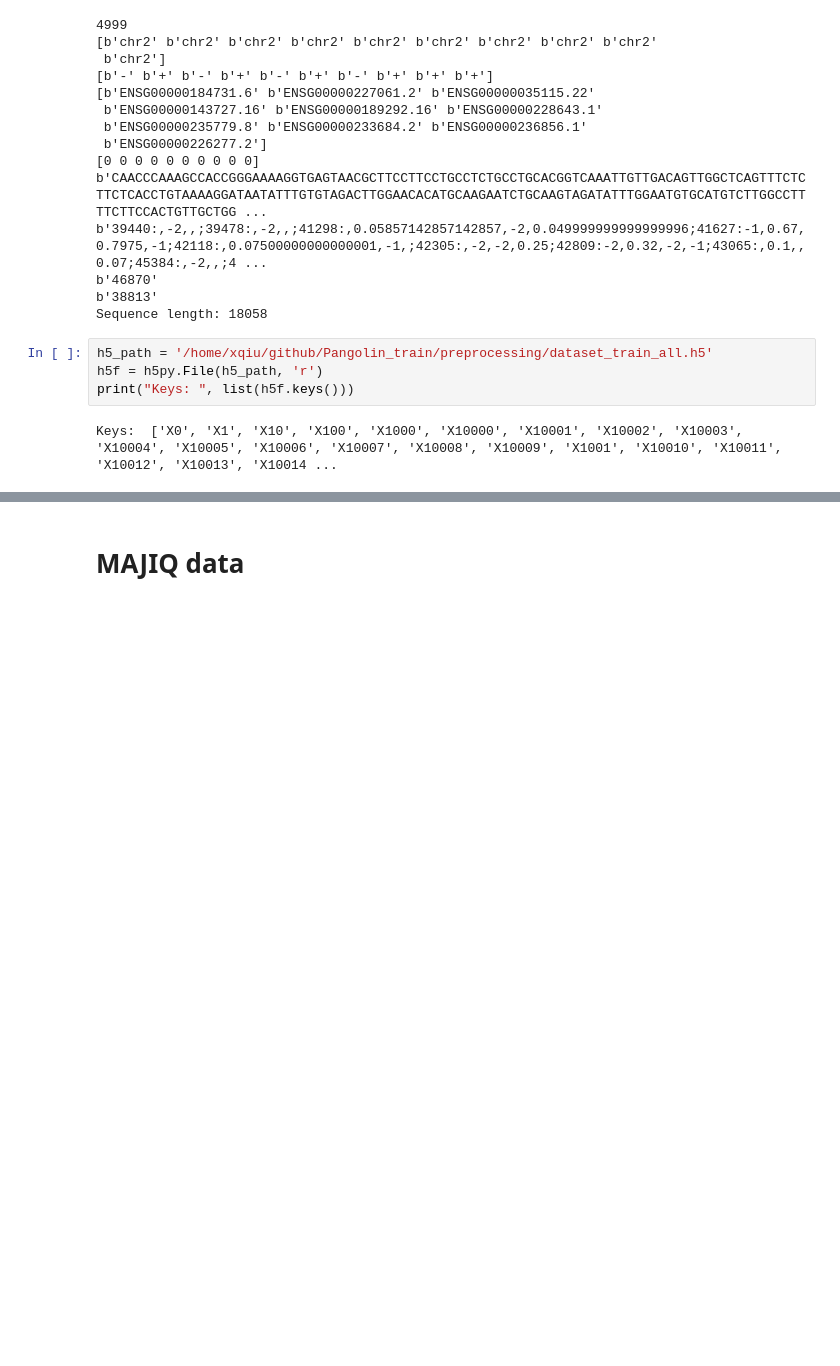
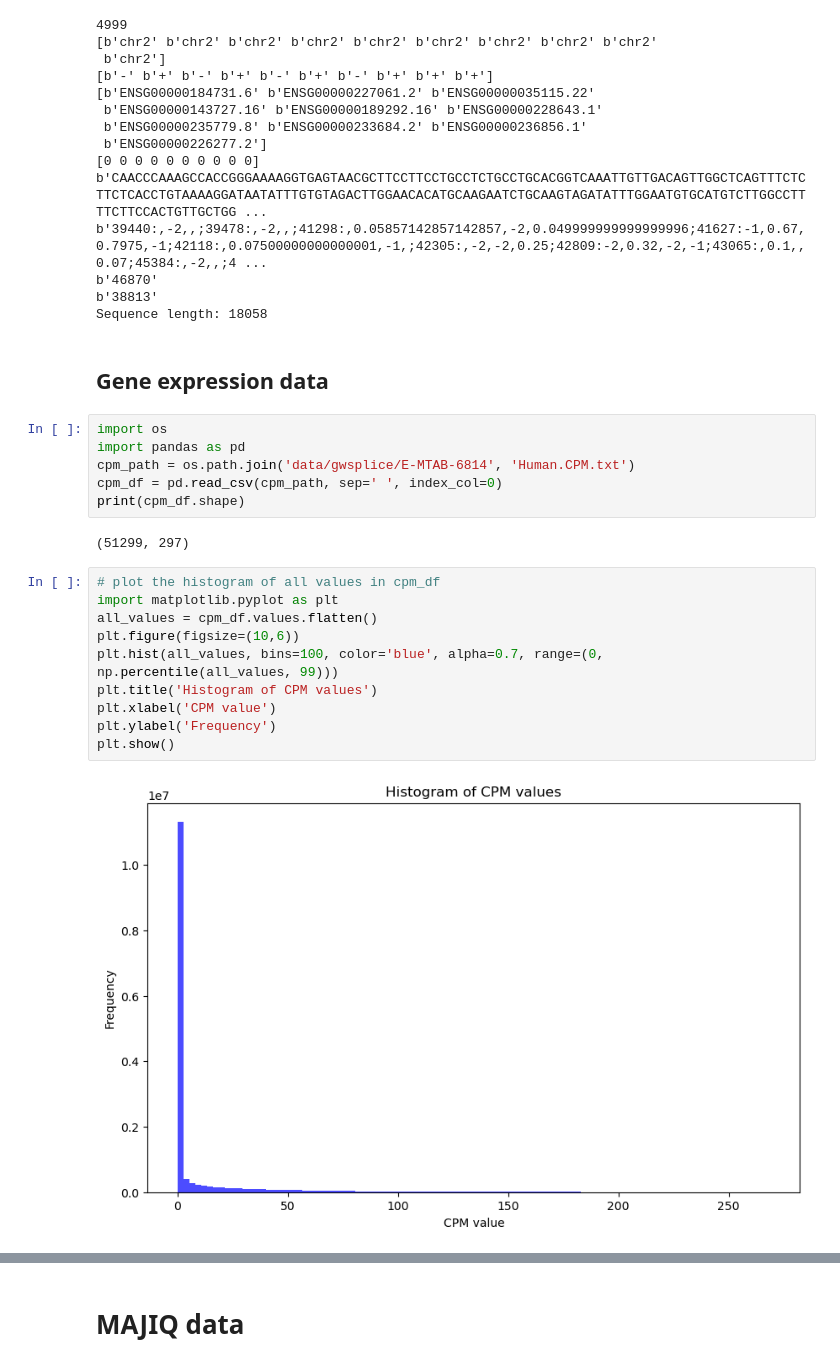
Before and after one commit to qiuresearch/AmbiSplice, a Jupyter notebook: data_prep.ipynb, the cells around one changed output, grey strips where cells are left out. Cells and saved outputs as stored; diff of their text form; blank space fills up the shorter version.

Commit message:
data exploration

```diff
--- a/data_prep.ipynb
+++ b/data_prep.ipynb
@@ -360,9 +360,25 @@ b'39440:,-2,,;39478:,-2,,;41298:,0.05857142857142857,-2,0.049999999999999996;416
 b'46870'
 b'38813'
 Sequence length: 18058
-# %%
-h5_path = '/home/xqiu/github/Pangolin_train/preprocessing/dataset_train_all.h5'
-h5f = h5py.File(h5_path, 'r')
-print("Keys: ", list(h5f.keys()))
-# %% [output]
-Keys:  ['X0', 'X1', 'X10', 'X100', 'X1000', 'X10000', 'X10001', 'X10002', 'X10003', 'X10004', 'X10005', 'X10006', 'X10007', 'X10008', 'X10009', 'X1001', 'X10010', 'X10011', 'X10012', 'X10013', 'X10014 ...
+# %% [markdown]
+## Gene expression data
+# %%
+import os
+import pandas as pd
+cpm_path = os.path.join('data/gwsplice/E-MTAB-6814', 'Human.CPM.txt')
+cpm_df = pd.read_csv(cpm_path, sep=' ', index_col=0)
+print(cpm_df.shape)
+# %% [output]
+(51299, 297)
+# %%
+# plot the histogram of all values in cpm_df
+import matplotlib.pyplot as plt
+all_values = cpm_df.values.flatten()
+plt.figure(figsize=(10,6))
+plt.hist(all_values, bins=100, color='blue', alpha=0.7, range=(0, np.percentile(all_values, 99)))
+plt.title('Histogram of CPM values')
+plt.xlabel('CPM value')
+plt.ylabel('Frequency')
+plt.show()
+# %% [output]
+[figure, added]
```
Also changed, not shown: parts of 9 cells of this notebook, 6 other files.
